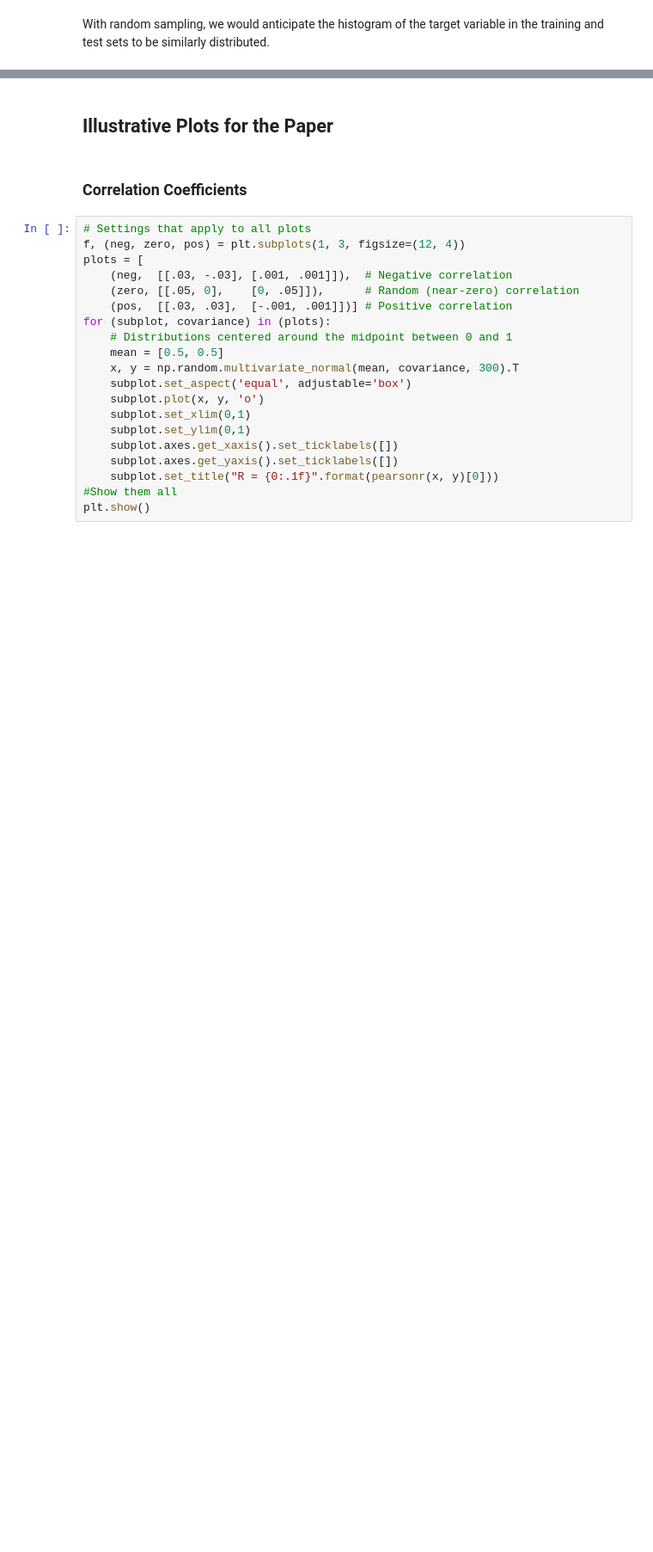
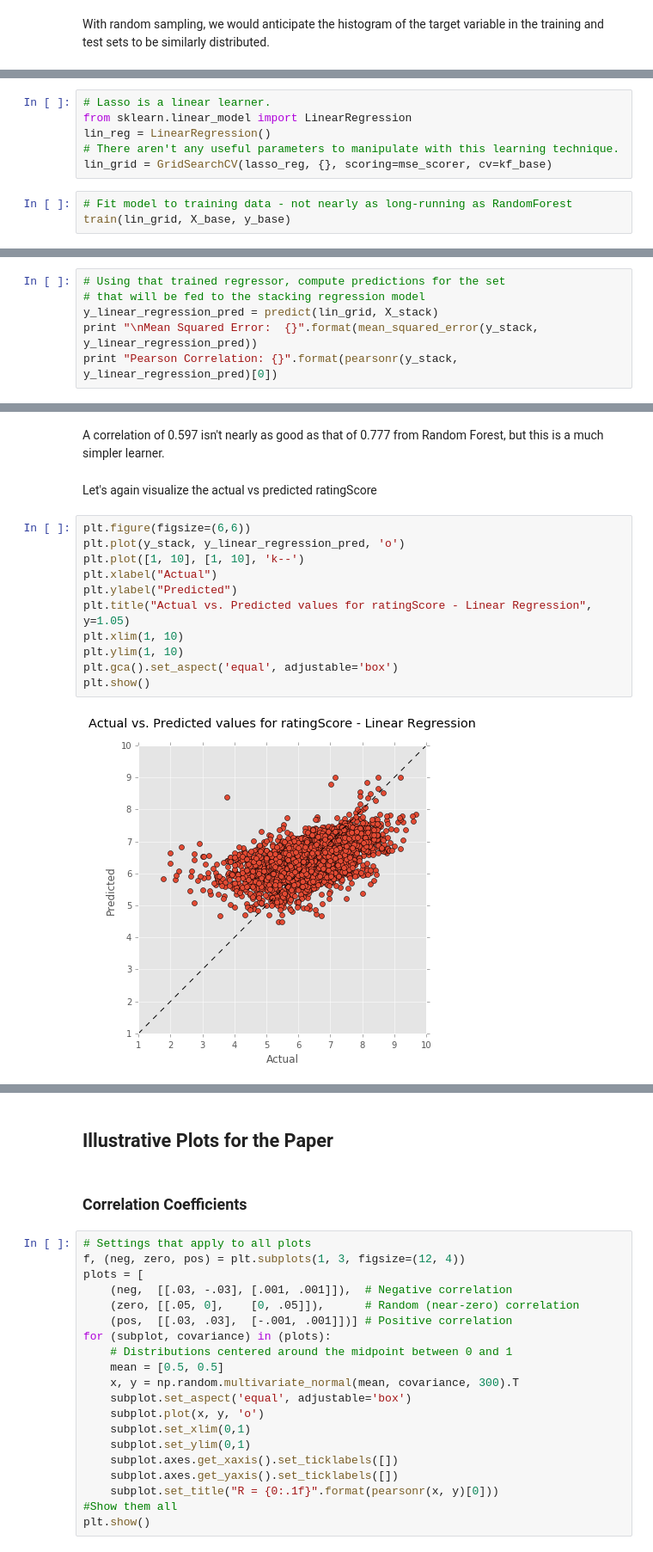
Before and after one commit to rcalme/udacity-capstone, a Jupyter notebook: Notebook/DataInvestigation.ipynb, the cells around one changed output, grey strips where cells are left out. Shown: that part at 86% size. Drawn from its saved outputs; the diff is of its cells as text; blank space fills up the shorter version.

Commit message:
Investigating stacking

```diff
--- a/Notebook/DataInvestigation.ipynb
+++ b/Notebook/DataInvestigation.ipynb
@@ -267,0 +328,9 @@ plt.show()
+# %%
+# Lasso is a linear learner.
+from sklearn.linear_model import LinearRegression
+lin_reg = LinearRegression()
+# There aren't any useful parameters to manipulate with this learning technique.
+lin_grid = GridSearchCV(lasso_reg, {}, scoring=mse_scorer, cv=kf_base)
+# %%
+# Fit model to training data - not nearly as long-running as RandomForest
+train(lin_grid, X_base, y_base)
@@ -267,0 +343,6 @@ plt.show()
+# %%
+# Using that trained regressor, compute predictions for the set
+# that will be fed to the stacking regression model
+y_linear_regression_pred = predict(lin_grid, X_stack)
+print "\nMean Squared Error:  {}".format(mean_squared_error(y_stack, y_linear_regression_pred))
+print "Pearson Correlation: {}".format(pearsonr(y_stack, y_linear_regression_pred)[0])
@@ -267,0 +356,17 @@ plt.show()
+# %% [markdown]
+A correlation of 0.597 isn't nearly as good as that of 0.777 from Random Forest, but this is a much simpler learner.
+# %% [markdown]
+Let's again visualize the actual vs predicted ratingScore
+# %%
+plt.figure(figsize=(6,6))
+plt.plot(y_stack, y_linear_regression_pred, 'o')
+plt.plot([1, 10], [1, 10], 'k--')
+plt.xlabel("Actual")
+plt.ylabel("Predicted")
+plt.title("Actual vs. Predicted values for ratingScore - Linear Regression", y=1.05)
+plt.xlim(1, 10)
+plt.ylim(1, 10)
+plt.gca().set_aspect('equal', adjustable='box')
+plt.show()
+# %% [output]
+[figure, added]
```
Also changed, not shown: parts of 45 cells of this notebook.
